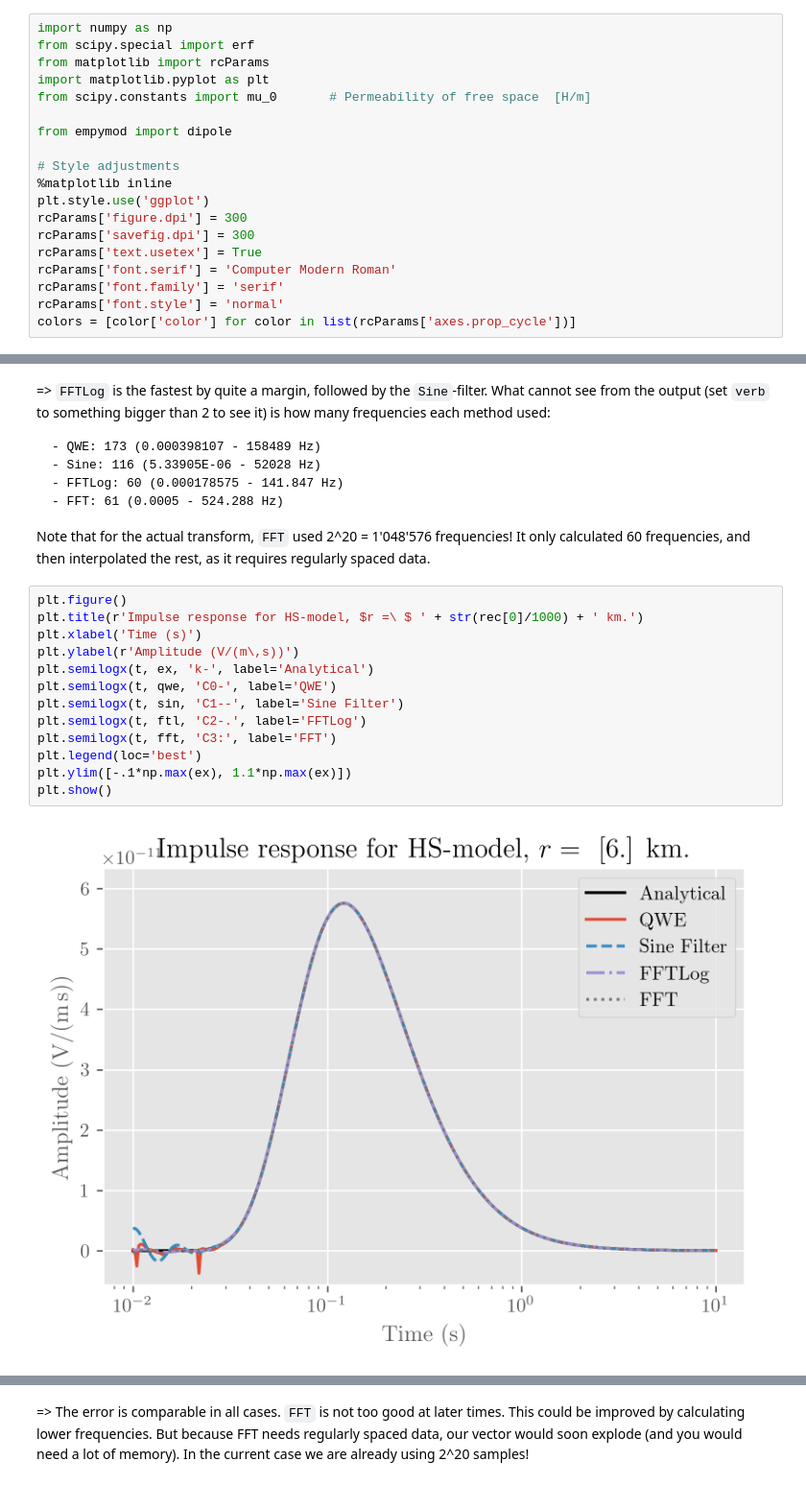
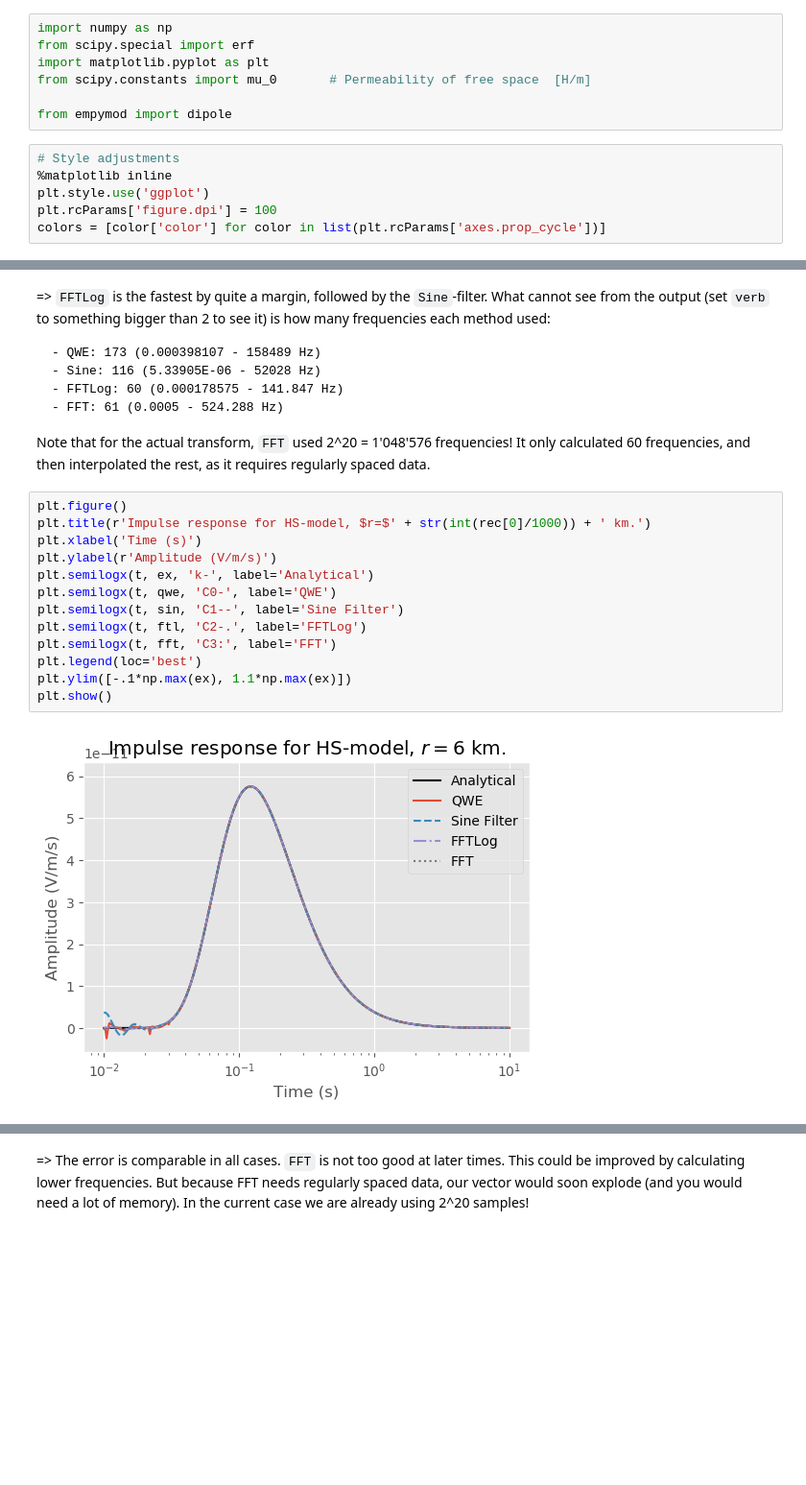
Before and after one commit to emsig/empymod-examples, a Jupyter notebook: 2a_Time_Step-and-Impulse.ipynb, the cells around one changed output, grey strips where cells are left out. Shown at 96% size. Drawn from its saved outputs; the diff is of its cells as text; blank space fills up the shorter version.

```diff
--- a/2a_Time_Step-and-Impulse.ipynb
+++ b/2a_Time_Step-and-Impulse.ipynb
@@ -5,22 +5,16 @@ These examples compare the analytical solution with `empymod` for time-domain st
 # %%
 import numpy as np
 from scipy.special import erf
-from matplotlib import rcParams
 import matplotlib.pyplot as plt
 from scipy.constants import mu_0       # Permeability of free space  [H/m]
 
 from empymod import dipole
-
-# Style adjustments
-%matplotlib inline
-plt.style.use('ggplot')
-rcParams['figure.dpi'] = 300
-rcParams['savefig.dpi'] = 300
-rcParams['text.usetex'] = True
-rcParams['font.serif'] = 'Computer Modern Roman'
-rcParams['font.family'] = 'serif'
-rcParams['font.style'] = 'normal'
-colors = [color['color'] for color in list(rcParams['axes.prop_cycle'])]
+# %%
+# Style adjustments
+%matplotlib inline
+plt.style.use('ggplot')
+plt.rcParams['figure.dpi'] = 100
+colors = [color['color'] for color in list(plt.rcParams['axes.prop_cycle'])]
 # %% [markdown]
 ## Analytical solutions for source and receiver at the interface between two half-spaces
 
@@ -140,19 +134,19 @@ FFT
 Note that for the actual transform, `FFT` used 2^20 = 1'048'576 frequencies! It only calculated 60 frequencies, and then interpolated the rest, as it requires regularly spaced data.
 # %%
 plt.figure()
-plt.title(r'Impulse response for HS-model, $r =\ $ ' + str(rec[0]/1000) + ' km.')
+plt.title(r'Impulse response for HS-model, $r=$' + str(int(rec[0]/1000)) + ' km.')
 plt.xlabel('Time (s)')
-plt.ylabel(r'Amplitude (V/(m\,s))')
+plt.ylabel(r'Amplitude (V/m/s)')
 plt.semilogx(t, ex, 'k-', label='Analytical')
 plt.semilogx(t, qwe, 'C0-', label='QWE')
 plt.semilogx(t, sin, 'C1--', label='Sine Filter')
 plt.semilogx(t, ftl, 'C2-.', label='FFTLog')
 plt.semilogx(t, fft, 'C3:', label='FFT')
 plt.legend(loc='best')
 plt.ylim([-.1*np.max(ex), 1.1*np.max(ex)])
 plt.show()
 # %% [output]
-[figure, old version]
+[figure, new version]
 # %%
 plt.figure()
 plt.title('Error')
```
Also changed, not shown: parts of 13 cells of this notebook, 10 other files.
